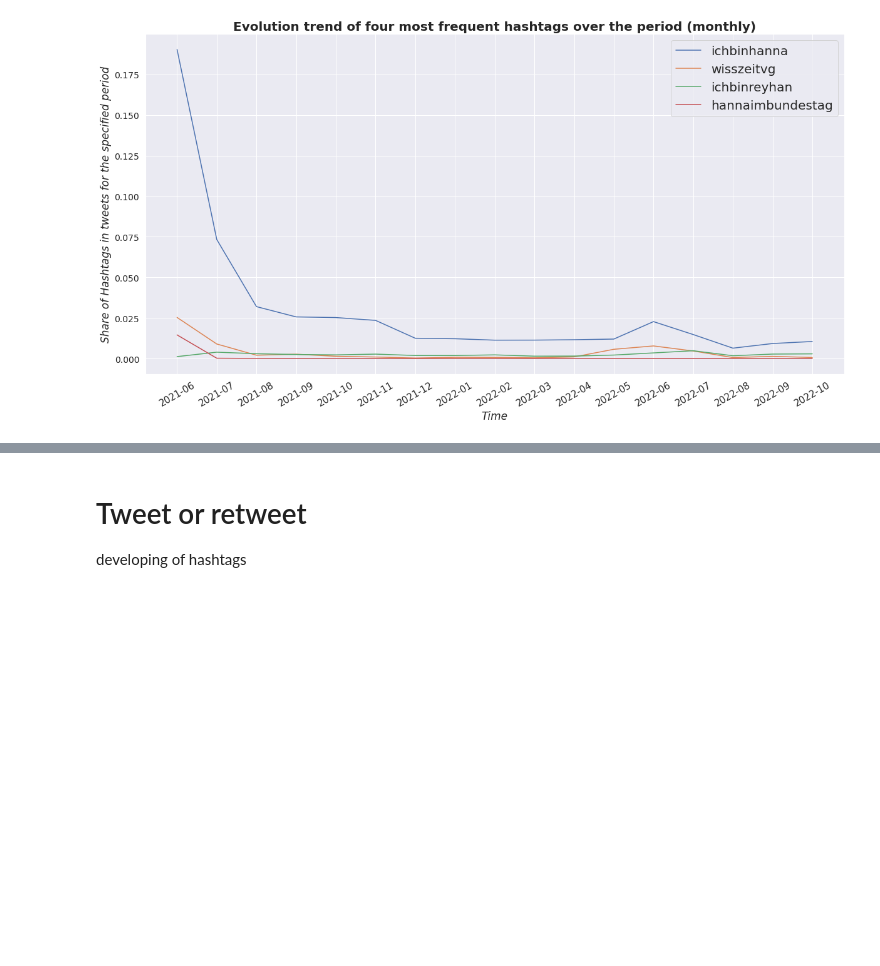
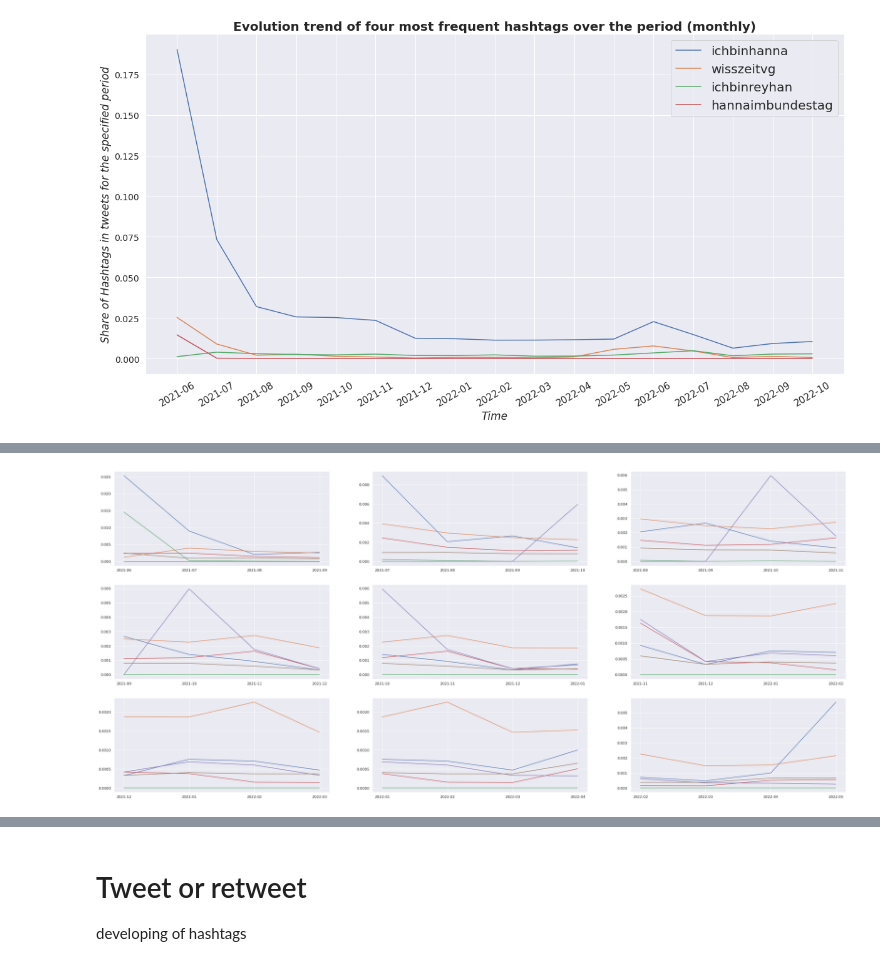
Before and after one commit to moinam/TweetAnalyzer, a Jupyter notebook: graphs.ipynb, the cells around one changed output, grey strips where cells are left out. Drawn from its saved outputs; the diff is of its cells as text; code cells hidden in the pictures; blank space fills up the shorter version.

```diff
--- a/graphs.ipynb
+++ b/graphs.ipynb
@@ -383,0 +504,23 @@ Text(0.5, 1.0, 'Evolution trend of four most frequent hashtags over the period (
+# %%
+%matplotlib inline
+sns.set(style="darkgrid")
+fig = plt.subplots(figsize =(40, 18))
+#fig[1].set_ylabel("Hashtags",fontsize=20)
+#fig[1].set_xlabel("Ratio",fontsize=20)
+
+for i in range (9):
+ # for j in range (3):
+    #i,j = dt[3],dt[5:]
+    plt.subplot(3,3,i+1)
+    for k in hashlist_from_database:
+      	ax = sns.lineplot(x=date[i:i+4],y=np.array(hashtag_num_list(k)[i:i+4])/np.size(lis))
+        ax.legend([i for j in hashlist_from_database])
+    #ax.set_title(f'202{i}_{j}',fontsize=20)
+    #ax.set_xlabel("Ratio",fontsize=13)
+
+    #plt.yticks(fontsize=15,rotation=30)
+    #plt.xticks(fontsize=14)
+
+plt.show()
+# %% [output]
+[figure, added]
```
Also changed, not shown: parts of 16 cells of this notebook, 1 other file.
